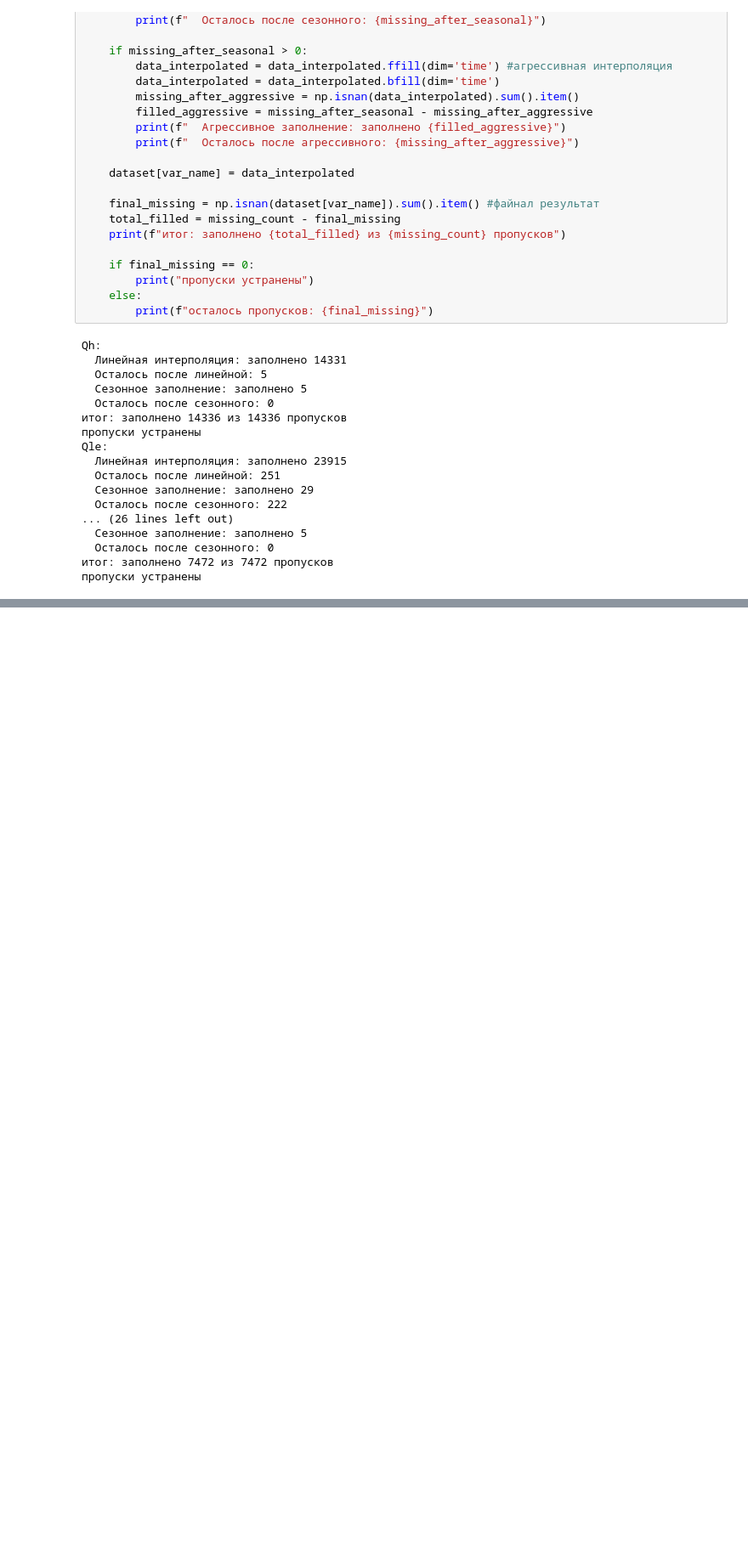
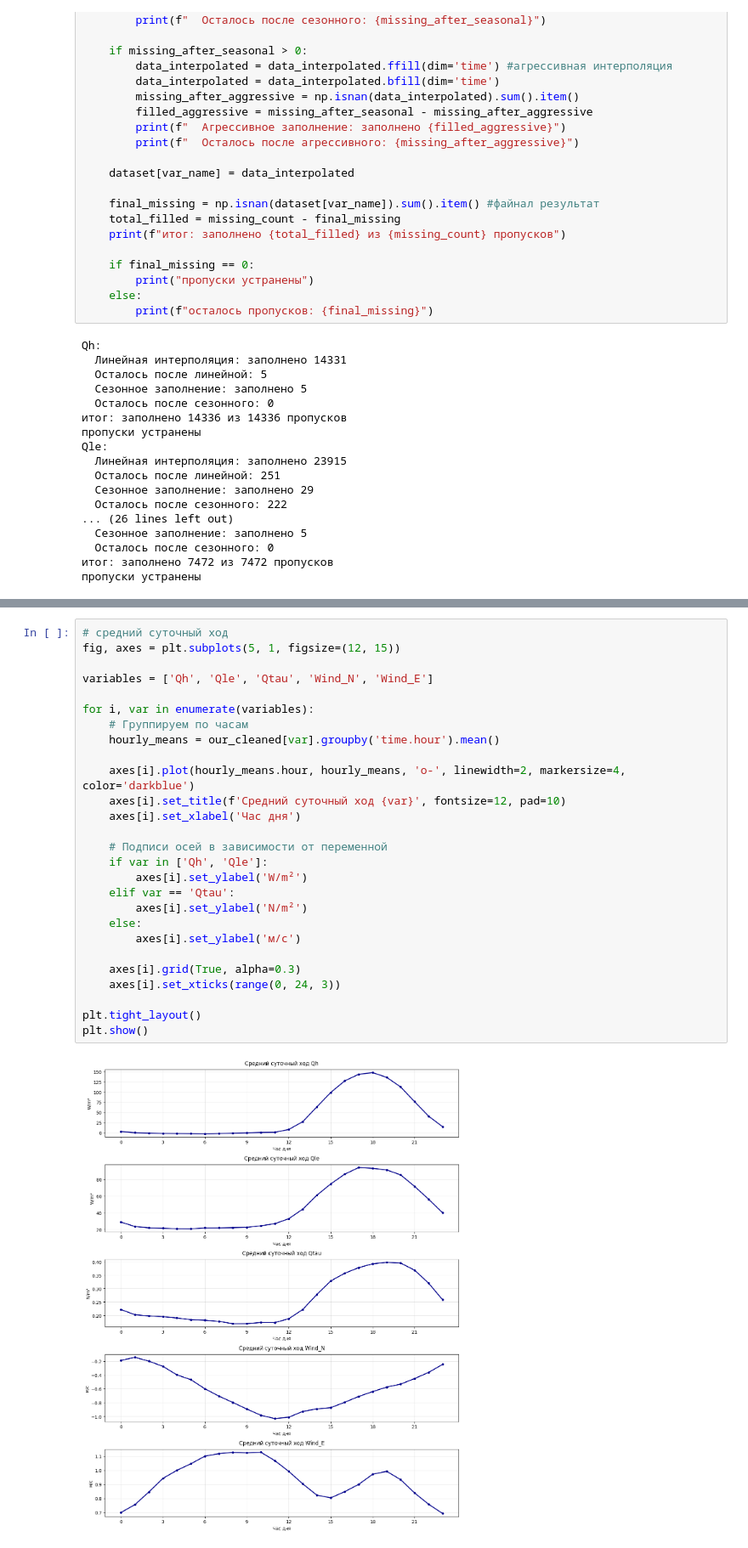
Before and after one commit to hey-there-rats/turbulent-fluxes-urban-ml, a Jupyter notebook: netCDF.ipynb, the cells around one changed output, grey strips where cells are left out. Shown at 85% size. Cells and saved outputs as stored; diff of their text form; blank space fills up the shorter version.

```diff
--- a/netCDF.ipynb
+++ b/netCDF.ipynb
@@ -153,0 +278,29 @@ def clean_physical_limits(data, var_name):
+# %%
+# средний суточный ход
+fig, axes = plt.subplots(5, 1, figsize=(12, 15))
+
+variables = ['Qh', 'Qle', 'Qtau', 'Wind_N', 'Wind_E']
+
+for i, var in enumerate(variables):
+    # Группируем по часам
+    hourly_means = our_cleaned[var].groupby('time.hour').mean()
+
+    axes[i].plot(hourly_means.hour, hourly_means, 'o-', linewidth=2, markersize=4, color='darkblue')
+    axes[i].set_title(f'Средний суточный ход {var}', fontsize=12, pad=10)
+    axes[i].set_xlabel('Час дня')
+
+    # Подписи осей в зависимости от переменной
+    if var in ['Qh', 'Qle']:
+        axes[i].set_ylabel('W/m²')
+    elif var == 'Qtau':
+        axes[i].set_ylabel('N/m²')
+    else:
+        axes[i].set_ylabel('м/с')
+
+    axes[i].grid(True, alpha=0.3)
+    axes[i].set_xticks(range(0, 24, 3))
+
+plt.tight_layout()
+plt.show()
+# %% [output]
+[figure, added]
```
Also changed, not shown: parts of 10 cells of this notebook.
